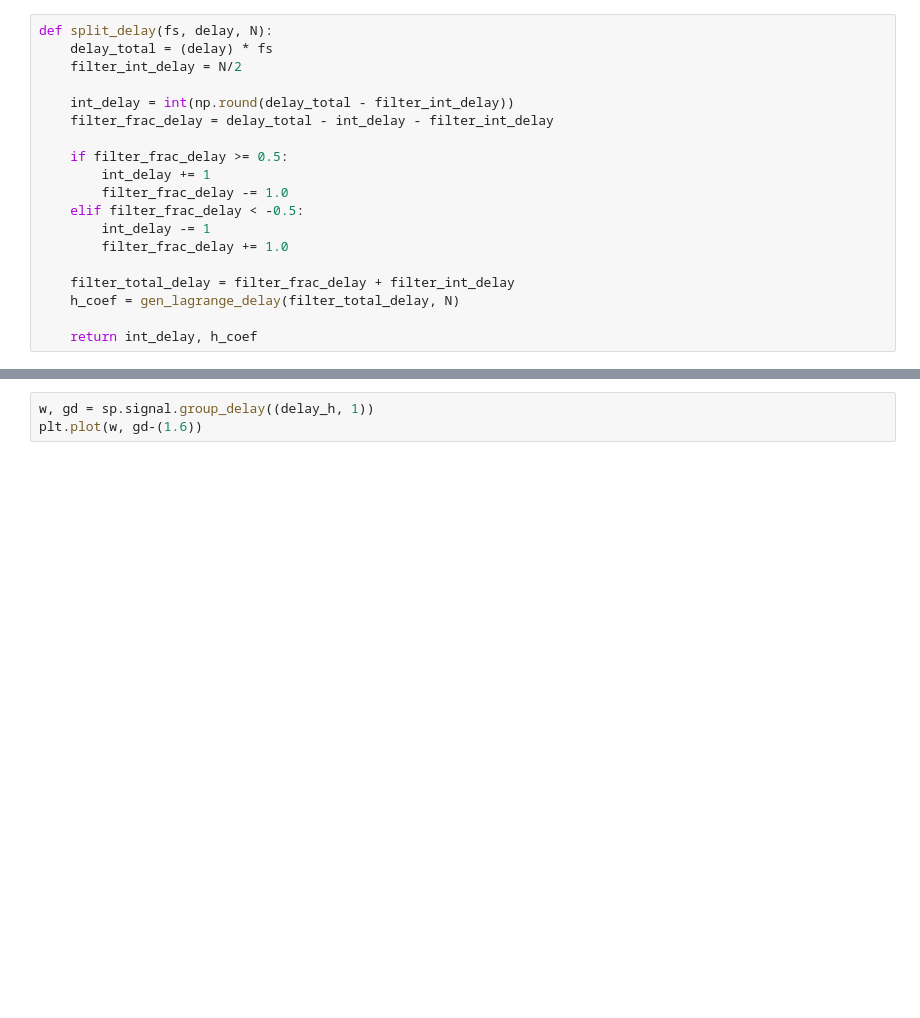
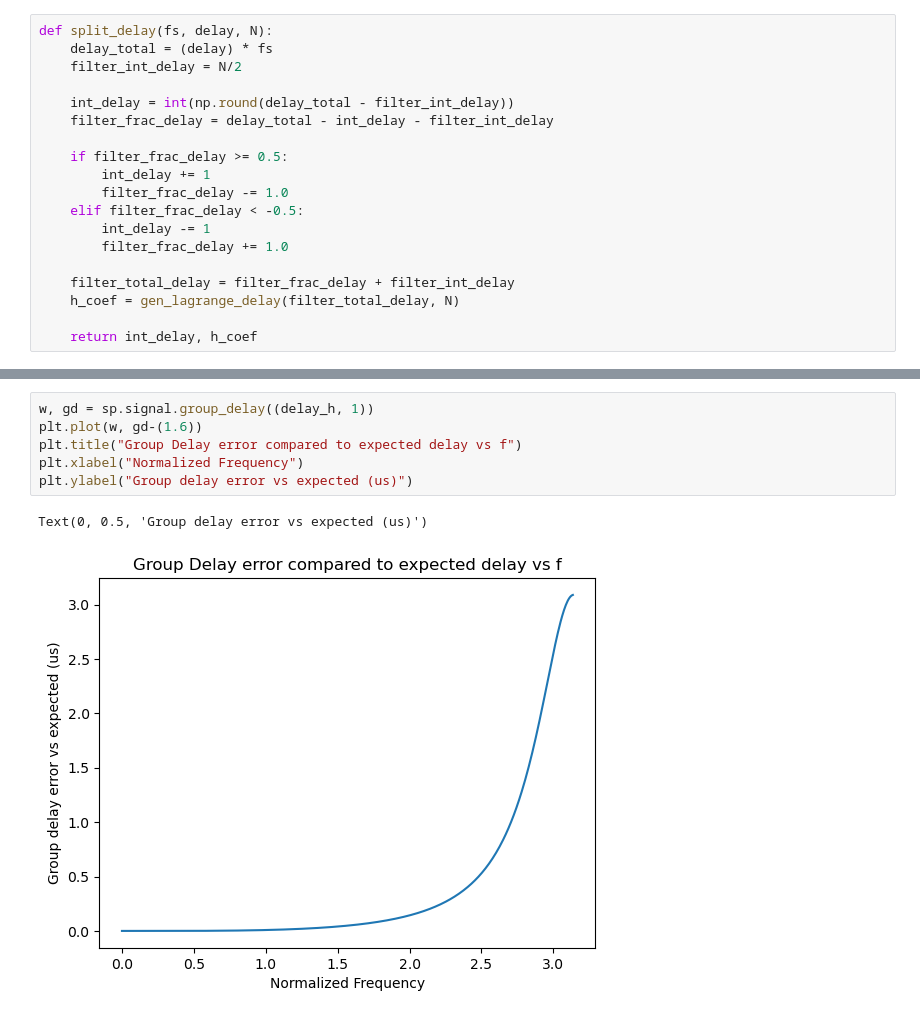
Before and after one commit to zachrjt/openTETRAphymac, a Jupyter notebook: software/channel_sim.ipynb, the cells around one changed output, grey strips where cells are left out. Drawn from its saved outputs; the diff is of its cells as text; blank space fills up the shorter version.

```diff
--- a/software/channel_sim.ipynb
+++ b/software/channel_sim.ipynb
@@ -337,3 +341,9 @@ print(delay_h)
 # %%
 w, gd = sp.signal.group_delay((delay_h, 1))
 plt.plot(w, gd-(1.6))
+plt.title("Group Delay error compared to expected delay vs f")
+plt.xlabel("Normalized Frequency")
+plt.ylabel("Group delay error vs expected (us)")
+# %% [output]
+Text(0, 0.5, 'Group delay error vs expected (us)')
+[figure, added]
```
Also changed, not shown: parts of 1 cell of this notebook, 3 other files.
